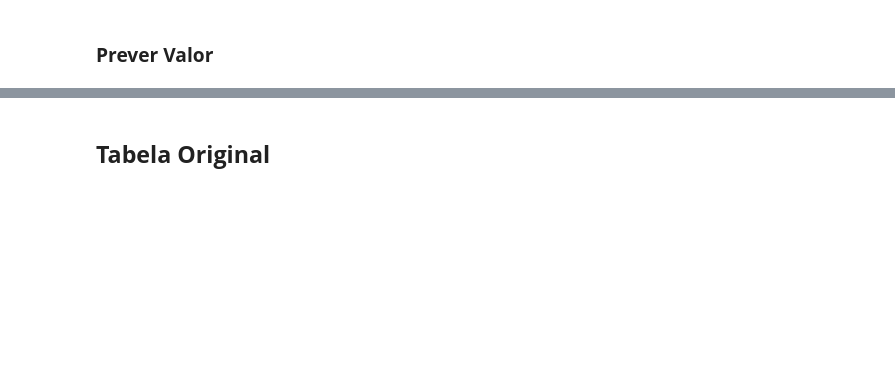
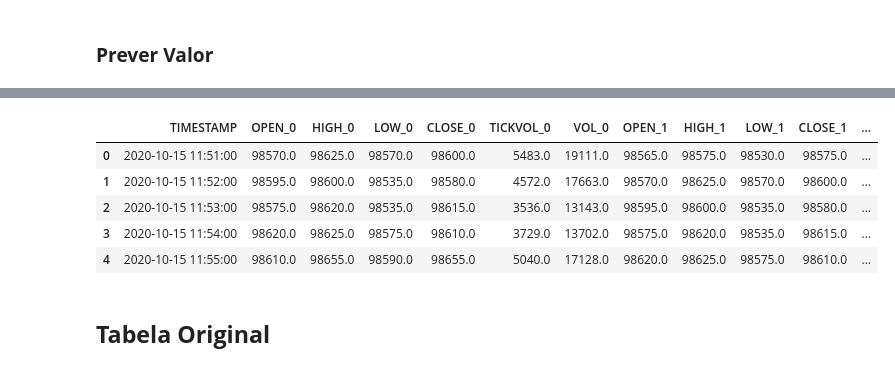
Before and after one commit to Lucas-Siade/Data-Science, a Jupyter notebook: Projeto Final/Modelo Final.ipynb, the cells around one changed output, grey strips where cells are left out. Cells and saved outputs as stored; diff of their text form; code cells hidden in the pictures; blank space fills up the shorter version.

```diff
--- a/Projeto Final/Modelo Final.ipynb
+++ b/Projeto Final/Modelo Final.ipynb
@@ -87,16 +94,16 @@ display(dataset.head())
 # %% [markdown]
 ### **Prever Valor**
 # %%
-modelPred = joblib.load('/content/drive/MyDrive/Colab Notebooks/Data Science/Projeto Final/modelPred.joblib')
-scalerX = joblib.load("/content/drive/MyDrive/Colab Notebooks/Data Science/Projeto Final/scalerX.joblib")
-scalerY = joblib.load("/content/drive/MyDrive/Colab Notebooks/Data Science/Projeto Final/scalerY.joblib")
+modelPred = joblib.load('/content/drive/MyDrive/Colab Notebooks/Data Science/Projeto Final/modelPredFinal.joblib')
+scalerX = joblib.load("/content/drive/MyDrive/Colab Notebooks/Data Science/Projeto Final/scalerXFinal.joblib")
+scalerY = joblib.load("/content/drive/MyDrive/Colab Notebooks/Data Science/Projeto Final/scalerYFinal.joblib")
 
 X = dataset[colunasX].values
 X = np.concatenate([X, dataset[['PROBABILIDADE']].values], axis=1)
 X_scaled = scalerX.transform(X)
 
-Y_pred_scaled = modelPred.predict(X_scaled)
-Y_pred = scalerY.inverse_transform(Y_pred_scaled)
+Y_Pred_scaled = modelPred.predict(X_scaled)
+Y_Pred = scalerY.inverse_transform(Y_Pred_scaled)
 
-dataset['CLOSE_PREDITO'] = Y_pred.flatten()
+dataset['CLOSE_PREDITO'] = Y_Pred.flatten()
 # %% [output]
@@ -104,3 +111,12 @@ dataset['CLOSE_PREDITO'] = Y_pred.flatten()
+# %%
+display(dataset.head())
+# %% [output]
+|  | TIMESTAMP | OPEN_0 | HIGH_0 | LOW_0 | CLOSE_0 | TICKVOL_0 | VOL_0 | OPEN_1 | HIGH_1 | LOW_1 | CLOSE_1 | ... |
+| 0 | 2020-10-15 11:51:00 | 98570.0 | 98625.0 | 98570.0 | 98600.0 | 5483.0 | 19111.0 | 98565.0 | 98575.0 | 98530.0 | 98575.0 | ... |
+| 1 | 2020-10-15 11:52:00 | 98595.0 | 98600.0 | 98535.0 | 98580.0 | 4572.0 | 17663.0 | 98570.0 | 98625.0 | 98570.0 | 98600.0 | ... |
+| 2 | 2020-10-15 11:53:00 | 98575.0 | 98620.0 | 98535.0 | 98615.0 | 3536.0 | 13143.0 | 98595.0 | 98600.0 | 98535.0 | 98580.0 | ... |
+| 3 | 2020-10-15 11:54:00 | 98620.0 | 98625.0 | 98575.0 | 98610.0 | 3729.0 | 13702.0 | 98575.0 | 98620.0 | 98535.0 | 98615.0 | ... |
+| 4 | 2020-10-15 11:55:00 | 98610.0 | 98655.0 | 98590.0 | 98655.0 | 5040.0 | 17128.0 | 98620.0 | 98625.0 | 98575.0 | 98610.0 | ... |
 # %% [markdown]
 ## **Tabela Original**
 # %%
```
Also changed, not shown: parts of 13 cells of this notebook.
